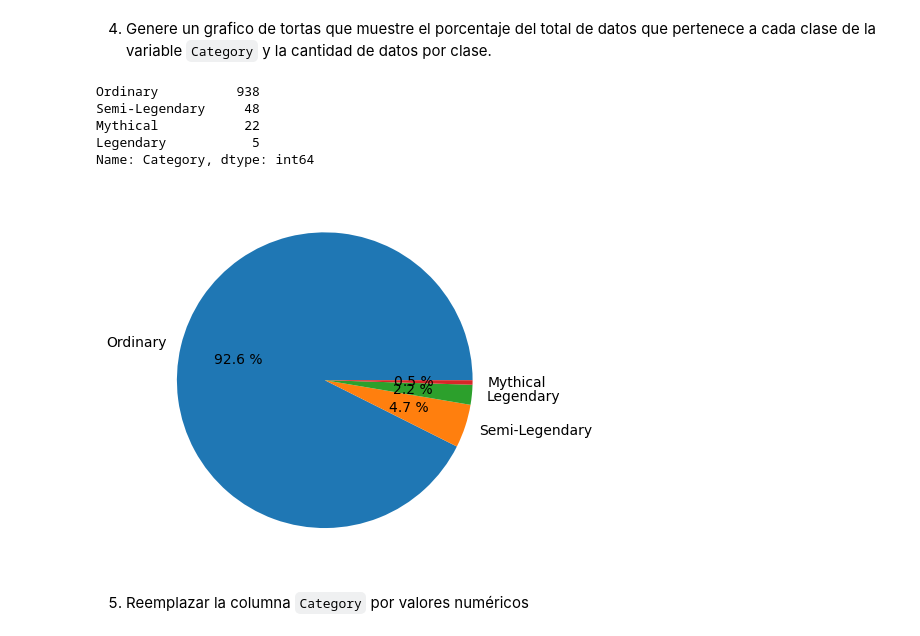
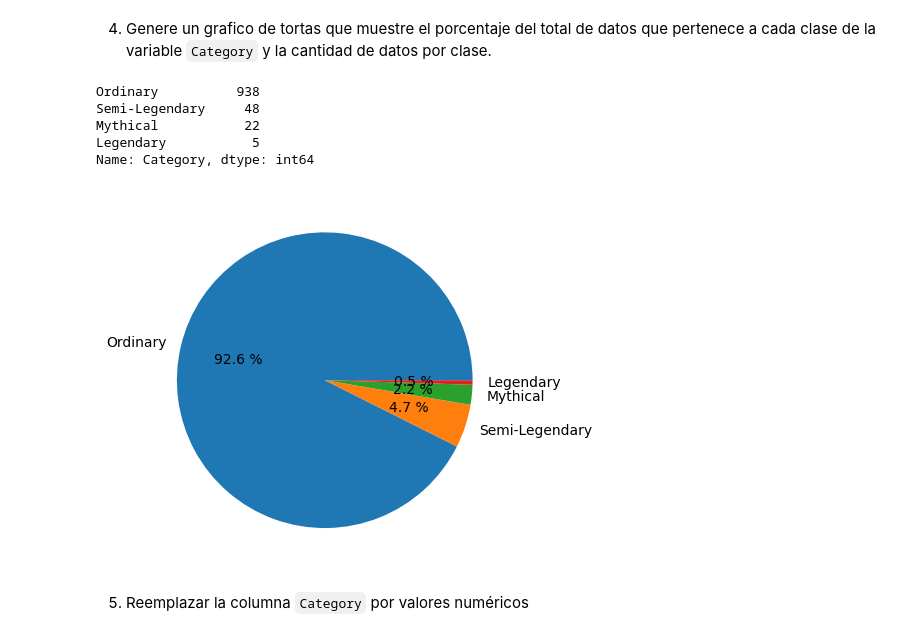
Before and after one commit to Brokolito/IMA539_2, a Jupyter notebook: semana6/Ayudantia_2_IMA539.ipynb, the cells around one changed output. Cells and saved outputs as stored; diff of their text form; code cells hidden in the pictures.

```diff
--- a/semana6/Ayudantia_2_IMA539.ipynb
+++ b/semana6/Ayudantia_2_IMA539.ipynb
@@ -250,18 +250,19 @@ que pertenece a cada clase de la variable `Category` y la cantidad de datos por
 # %%
 # Solución
 import matplotlib.pyplot as plt
 categories=df_dropped_null["Category"].unique()
-categories
+# categories
+labels=["Ordinary","Semi-Legendary","Mythical","Legendary"]
 quantity_categories=df_dropped_null["Category"].value_counts()
-plt.pie(quantity_categories, labels=categories,autopct="%0.1f %%")
+plt.pie(quantity_categories, labels=labels,autopct="%0.1f %%")
 print(quantity_categories)
 # %% [output]
 Ordinary          938
 Semi-Legendary     48
 Mythical           22
 Legendary           5
 Name: Category, dtype: int64
-[figure, old version]
+[figure, new version]
 # %% [markdown]
 5. Reemplazar la columna `Category` por valores numéricos
 # %%
```
Also changed, not shown: parts of 19 cells of this notebook, 1 other file.
